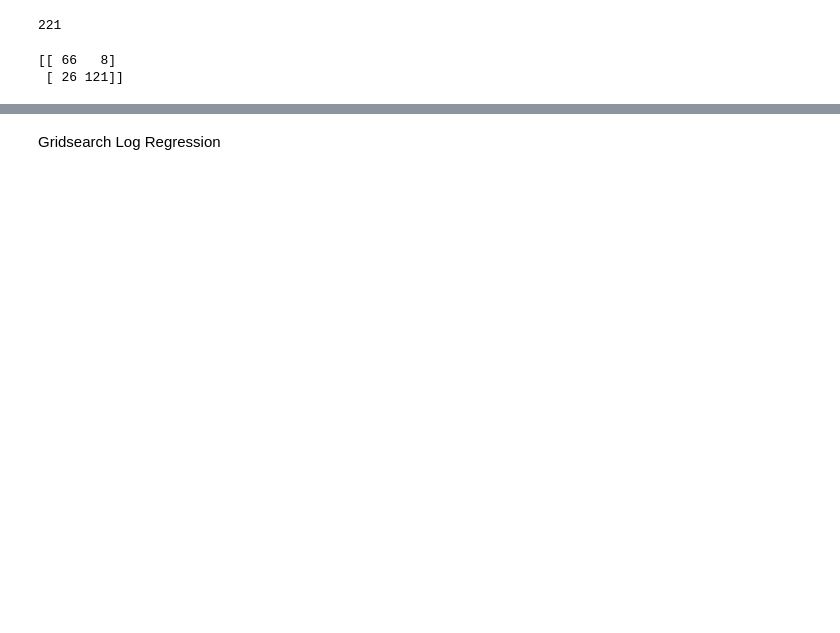
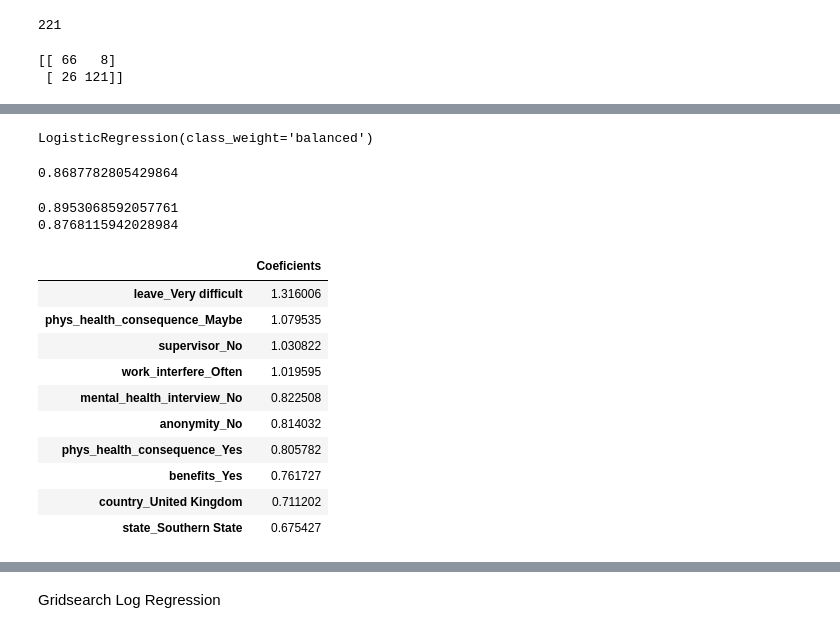
Before and after one commit to carlosiruiz/Mental_Health_Analysis-, a Jupyter notebook: ignacio_eda_notebook.ipynb, the cells around one changed output, grey strips where cells are left out. Drawn from its saved outputs; the diff is of its cells as text; code cells hidden in the pictures; blank space fills up the shorter version.

```diff
--- a/ignacio_eda_notebook.ipynb
+++ b/ignacio_eda_notebook.ipynb
@@ -295,0 +324,8 @@ plt.show()
+# %%
+lr2=LogisticRegression(class_weight="balanced")
+# %%
+X_train2,X_test2,y_train2,y_test2=train_test_split(X,Y,random_state=2020, test_size=.2)
+# %%
+lr2.fit(X_train2,y_train2)
+# %% [output]
+LogisticRegression(class_weight='balanced')
@@ -295,0 +334,33 @@ plt.show()
+# %%
+metrics.accuracy_score(y_test2, y_predict_lr2)
+# %% [output]
+0.8687782805429864
+# %%
+print(metrics.f1_score(y_test2, y_predict_lr2))
+print(metrics.f1_score(y_test,y_pred_lr))
+# %% [output]
+0.8953068592057761
+0.8768115942028984
+# %%
+coef2=list(lr2.coef_[0])
+col2=X.columns
+comb2={}
+for i in range(len(coef2)):
+    comb2[col2[i]]=coef2[i]
+comb2=pd.DataFrame(comb2,index=[0]).T
+comb2.columns=['Coeficients']
+# %%
+comb2=comb2.sort_values(ascending=False,by='Coeficients')
+comb2.head(10)
+# %% [output]
+|  | Coeficients |
+| leave_Very difficult | 1.316006 |
+| phys_health_consequence_Maybe | 1.079535 |
+| supervisor_No | 1.030822 |
+| work_interfere_Often | 1.019595 |
+| mental_health_interview_No | 0.822508 |
+| anonymity_No | 0.814032 |
+| phys_health_consequence_Yes | 0.805782 |
+| benefits_Yes | 0.761727 |
+| country_United Kingdom | 0.711202 |
+| state_Southern State | 0.675427 |
```
Also changed, not shown: parts of 32 cells of this notebook, 2 other files.
